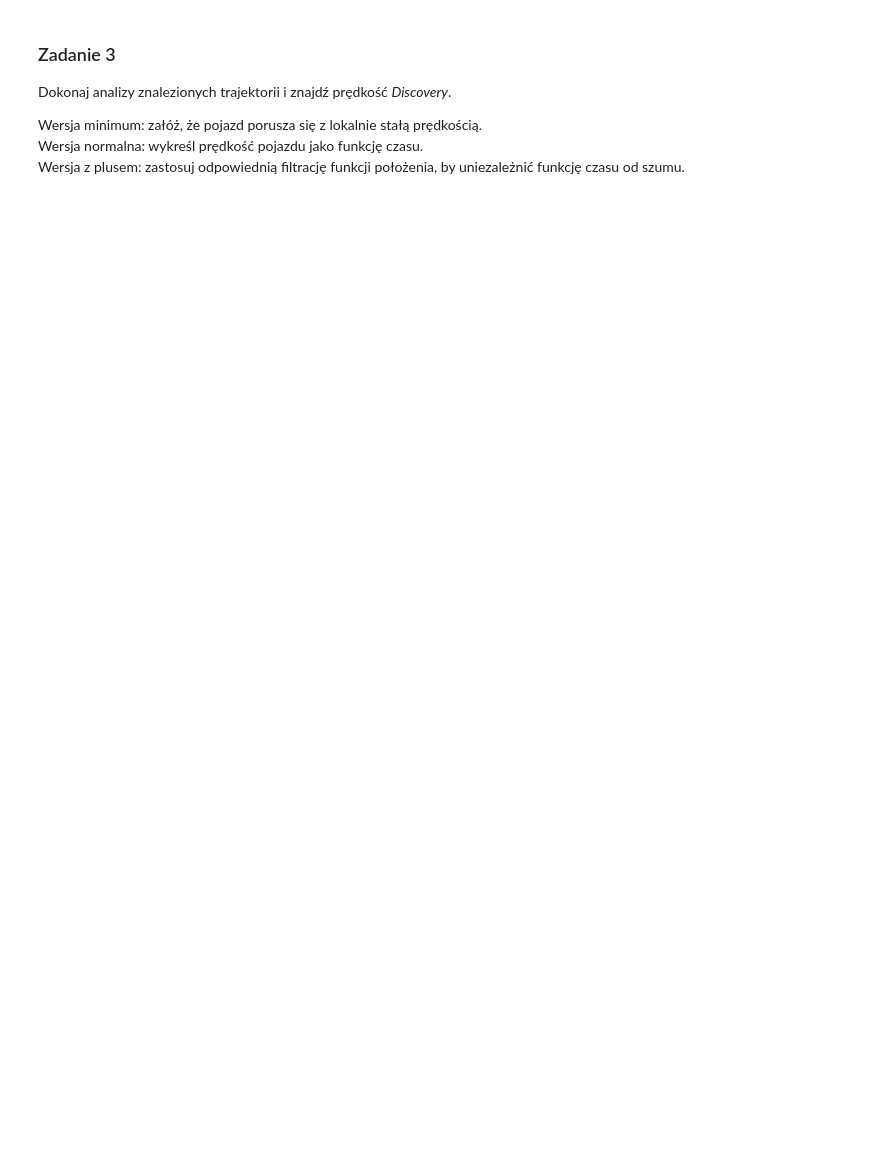
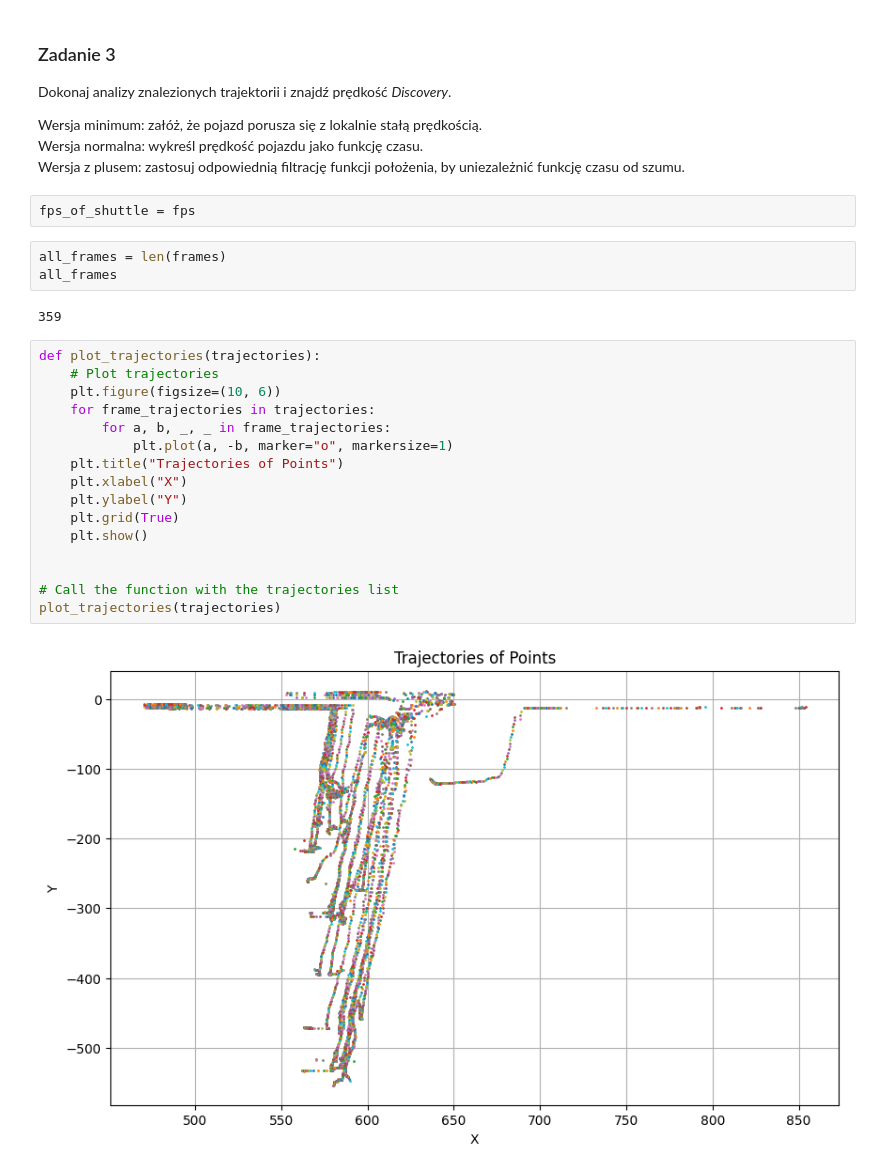
Before and after one commit to Filipstrozik/image-and-video-processing, a Jupyter notebook: Laboratorium 8-20250112/Lab8.2_zadanie.ipynb, the cells around one changed output. Drawn from its saved outputs; the diff is of its cells as text; blank space fills up the shorter version.

```diff
--- a/Laboratorium 8-20250112/Lab8.2_zadanie.ipynb
+++ b/Laboratorium 8-20250112/Lab8.2_zadanie.ipynb
@@ -324,3 +389,28 @@ Dokonaj analizy znalezionych trajektorii i znajdź prędkość _Discovery_.
 Wersja minimum: załóż, że pojazd porusza się z lokalnie stałą prędkością.
 Wersja normalna: wykreśl prędkość pojazdu jako funkcję czasu.
 Wersja z plusem: zastosuj odpowiednią filtrację funkcji położenia, by uniezależnić funkcję czasu od szumu.
+# %%
+fps_of_shuttle = fps
+# %%
+all_frames = len(frames)
+all_frames
+# %% [output]
+359
+# %%
+def plot_trajectories(trajectories):
+    # Plot trajectories
+    plt.figure(figsize=(10, 6))
+    for frame_trajectories in trajectories:
+        for a, b, _, _ in frame_trajectories:
+            plt.plot(a, -b, marker="o", markersize=1)
+    plt.title("Trajectories of Points")
+    plt.xlabel("X")
+    plt.ylabel("Y")
+    plt.grid(True)
+    plt.show()
+
+
+# Call the function with the trajectories list
+plot_trajectories(trajectories)
+# %% [output]
+[figure, added]
```
Also changed, not shown: parts of 19 cells of this notebook.
